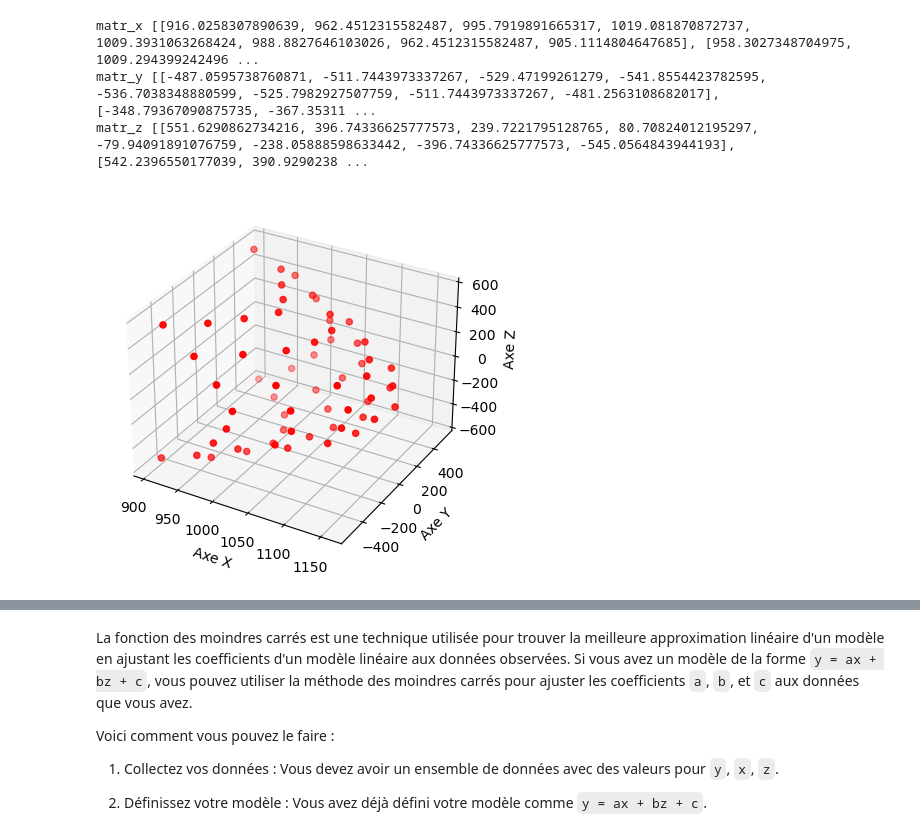
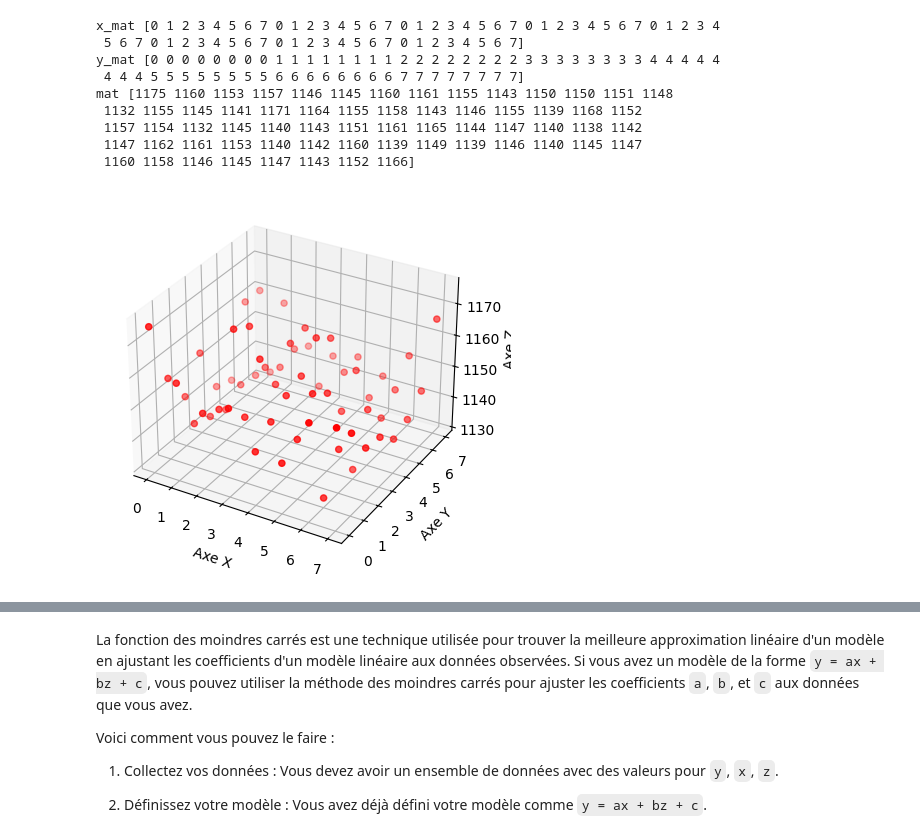
Before and after one commit to AriouichHamza/projet_3D, a Jupyter notebook: fonction_utilisation_de_donnee.ipynb, the cells around one changed output, grey strips where cells are left out. Saved outputs shown, nothing was run; the diff lists cells and outputs as text; code cells hidden in the pictures.

```diff
--- a/fonction_utilisation_de_donnee.ipynb
+++ b/fonction_utilisation_de_donnee.ipynb
@@ -100,53 +101,43 @@ num_colon=7
 # %%
 
-def chgt_coord(mat):
+def chgt_coord(mat ,i):
 
-    mat_x = [[0 for _ in range(8)] for _ in range(8)]
-    mat_y = [[0 for _ in range(8)] for _ in range(8)]
-    mat_z = [[0 for _ in range(8)] for _ in range(8)]
-    mat_dec = [-7,-5,-3,-1,1,3,5,7]
-    angle = 4 #64/8/2
-    for i in range(8) :
-        for j in range(8):
-            R = mat[i][j][0]
-            B = math.sin((math.pi*(-mat_dec[j])*angle)/180)
-            A = math.cos((math.pi*(-mat_dec[j])*angle)/180)
-            C = math.sin((math.pi*mat_dec[i]*angle)/180)
-            D = math.cos((math.pi*mat_dec[i]*angle)/180)
-            mat_x[i][j] = R*A*D
-            #mat_x[i][j] = 1
-            mat_y[i][j] = R*A*C
-            #mat_y[i][j] = 1
-            mat_z[i][j] = R*B
-            #mat_z[i][j] = 1
-    print("matr_x",mat_x)
-    print("matr_y",mat_y)
-    print("matr_z",mat_z)
-    return [mat_x,mat_y,mat_z]
+    global mat1
+    x_mat, y_mat = np.meshgrid(np.arange(8), np.arange(8))
+    x_mat = x_mat.flatten()
+    y_mat = y_mat.flatten()
+    z_mat = mat[i:i + 64]
+    return [x_mat,y_mat,z_mat]
 # %%
 
 
 def visualisation_3D(mat_xyz):
     # Créez une figure 3D
     fig = plt.figure()
     ax = fig.add_subplot(111, projection='3d')
 
     # Tracez les données en 3D
     ax.scatter(mat_xyz[0], mat_xyz[1], mat_xyz[2], c='r', marker='o')
 
     # Étiquetez les axes
     ax.set_xlabel('Axe X')
     ax.set_ylabel('Axe Y')
     ax.set_zlabel('Axe Z')
 
     # Affichez la figure
     plt.show()
-visualisation_3D(chgt_coord(myList[0]))
+visualisation_3D(chgt_coord(Data[:, 0],0))
 # %% [output]
-matr_x [[916.0258307890639, 962.4512315582487, 995.7919891665317, 1019.081870872737, 1009.3931063268424, 988.8827646103026, 962.4512315582487, 905.1114804647685], [958.3027348704975, 1009.294399242496 ...
-matr_y [[-487.0595738760871, -511.7443973337267, -529.47199261279, -541.8554423782595, -536.7038348880599, -525.7982927507759, -511.7443973337267, -481.2563108682017], [-348.79367090875735, -367.35311 ...
-matr_z [[551.6290862734216, 396.74336625777573, 239.7221795128765, 80.70824012195297, -79.94091891076759, -238.05888598633442, -396.74336625777573, -545.0564843944193], [542.2396550177039, 390.9290238 ...
+x_mat [0 1 2 3 4 5 6 7 0 1 2 3 4 5 6 7 0 1 2 3 4 5 6 7 0 1 2 3 4 5 6 7 0 1 2 3 4
+ 5 6 7 0 1 2 3 4 5 6 7 0 1 2 3 4 5 6 7 0 1 2 3 4 5 6 7]
+y_mat [0 0 0 0 0 0 0 0 1 1 1 1 1 1 1 1 2 2 2 2 2 2 2 2 3 3 3 3 3 3 3 3 4 4 4 4 4
+ 4 4 4 5 5 5 5 5 5 5 5 6 6 6 6 6 6 6 6 7 7 7 7 7 7 7 7]
+mat [1175 1160 1153 1157 1146 1145 1160 1161 1155 1143 1150 1150 1151 1148
+ 1132 1155 1145 1141 1171 1164 1155 1158 1143 1146 1155 1139 1168 1152
+ 1157 1154 1132 1145 1140 1143 1151 1161 1165 1144 1147 1140 1138 1142
+ 1147 1162 1161 1153 1140 1142 1160 1139 1149 1139 1146 1140 1145 1147
+ 1160 1158 1146 1145 1147 1143 1152 1166]
-[figure, old version]
+[figure, new version]
 # %%
 
 def chgt_coord1(mat):
```
Also changed, not shown: parts of 15 cells of this notebook, 11 other files.
